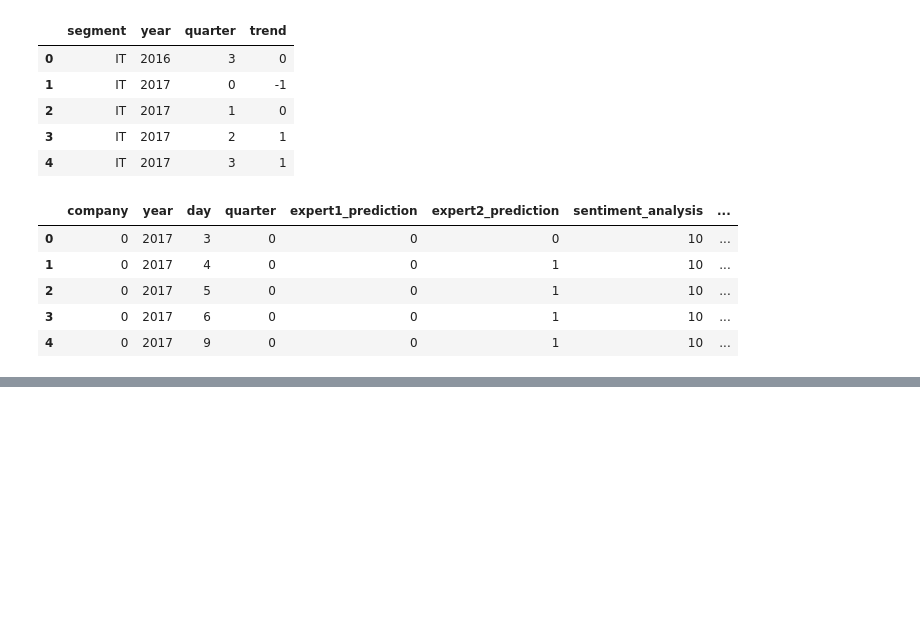
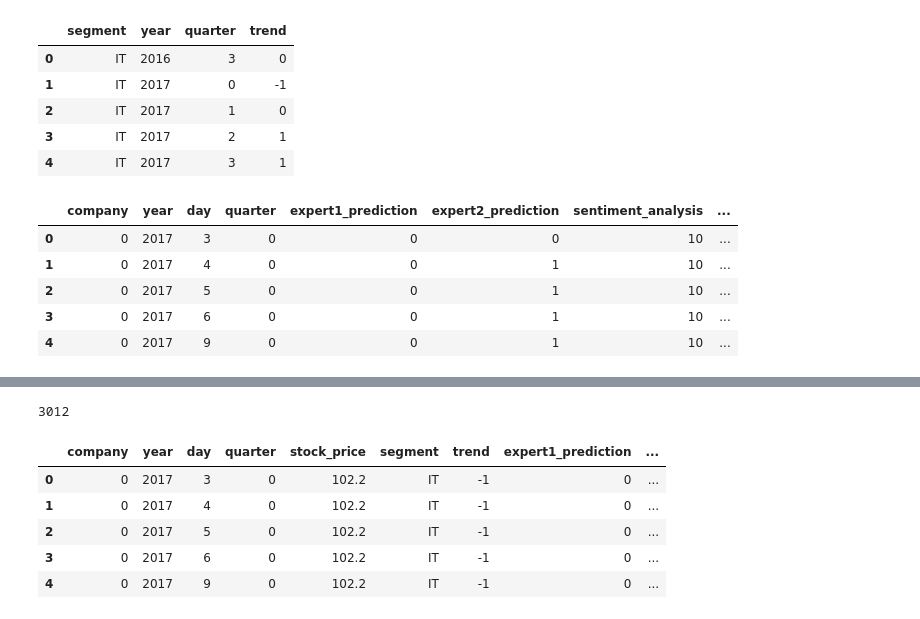
Before and after one commit to LucaReggiani/BeatTheMarket, a Jupyter notebook: beatTheMarket.ipynb, the cells around one changed output, grey strips where cells are left out. Cells and saved outputs as stored; diff of their text form; code cells hidden in the pictures; blank space fills up the shorter version.

Commit message:
Merged the four datasets

```diff
--- a/beatTheMarket.ipynb
+++ b/beatTheMarket.ipynb
@@ -101,3 +85,8 @@ df_info.head()
 | 2 | 0 | 2017 | 5 | 0 | 0 | 1 | 10 | ... |
 | 3 | 0 | 2017 | 6 | 0 | 0 | 1 | 10 | ... |
 | 4 | 0 | 2017 | 9 | 0 | 0 | 1 | 10 | ... |
+# %%
+# Combine data from stock prices with the market segments data, merging on company
+df_prices_segments = df_stock_prices.merge(df_market_segments, on="company")
+print(len(df_prices_segments))
+df_prices_segments.head()
@@ -103,0 +101,5 @@ df_info.head()
+# %%
+# Combine previous data with the market analysys data, merging on segment, year and quarter
+df_prices_segments_market = df_prices_segments.merge(df_market_analysis, on=['segment','year','quarter'])
+print(len(df_prices_segments_market))
+df_prices_segments_market.head()
@@ -103,0 +114,14 @@ df_info.head()
+# %%
+# Combine previous data with the info data, merging on company, year, day and quarter
+# This is a final dataframe containing all the data from the four separate files
+df_prices_segments_market_info = df_prices_segments_market.merge(df_info, on=['company','year','day','quarter'])
+print(len(df_prices_segments_market_info))
+df_prices_segments_market_info.head()
+# %% [output]
+3012
+|  | company | year | day | quarter | stock_price | segment | trend | expert1_prediction | ... |
+| 0 | 0 | 2017 | 3 | 0 | 102.2 | IT | -1 | 0 | ... |
+| 1 | 0 | 2017 | 4 | 0 | 102.2 | IT | -1 | 0 | ... |
+| 2 | 0 | 2017 | 5 | 0 | 102.2 | IT | -1 | 0 | ... |
+| 3 | 0 | 2017 | 6 | 0 | 102.2 | IT | -1 | 0 | ... |
+| 4 | 0 | 2017 | 9 | 0 | 102.2 | IT | -1 | 0 | ... |
```
Also changed, not shown: parts of 7 cells of this notebook.
